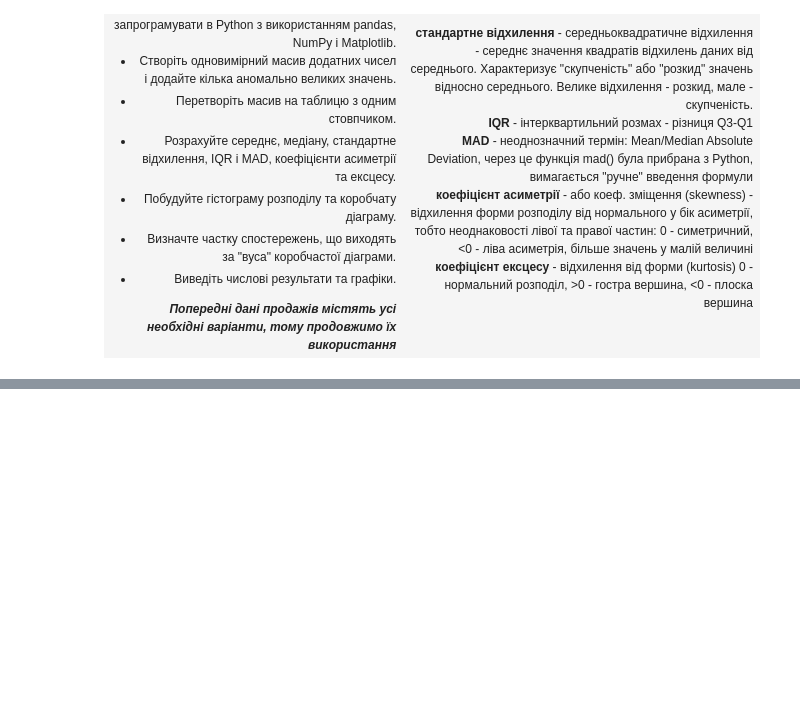
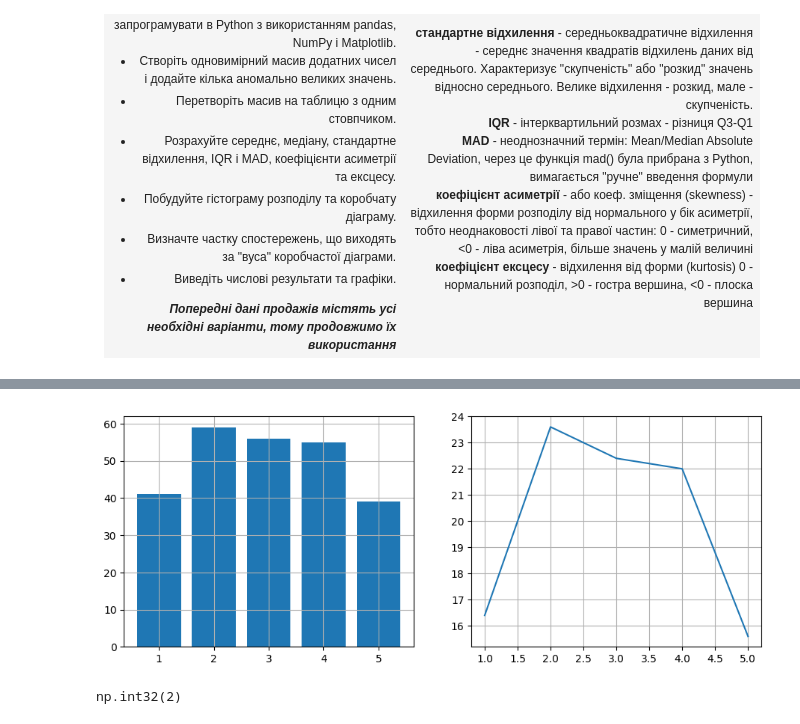
Before and after one commit to dns-lector/PythonAiPv411, a Jupyter notebook: Pract/Pract2_4_statistics.ipynb, the cells around one changed output, grey strips where cells are left out. Saved outputs shown, nothing was run; the diff lists cells and outputs as text; code cells hidden in the pictures; blank space fills up the shorter version.

```diff
--- a/Pract/Pract2_4_statistics.ipynb
+++ b/Pract/Pract2_4_statistics.ipynb
@@ -188,0 +243,6 @@ plot(sales)
+# %%
+rating = pd.DataFrame({
+    "user_id": range(1, 251),
+    "rate": np.random.randint(1, 6, size=250),
+})
+rating.head()
@@ -188,0 +256,4 @@ plot(sales)
+# %%
+# Побудуйте частотну таблицю значень "rating": накопичені частки
+parts = rating["rate"].value_counts().sort_index()
+parts
@@ -188,0 +268,20 @@ plot(sales)
+# %%
+# Побудуйте частотну таблицю значень "rating": відносні частоти
+freqs = rating["rate"].value_counts(normalize=True).sort_index() * 100
+# %%
+# Побудуйте стовпчасту діаграму частот і графік накопичених часток.
+_, (ax1, ax2) = plt.subplots(1,2, figsize=(11,4))
+
+ax1.bar(parts.index, parts.values)
+ax1.grid(True)
+
+ax2.plot(freqs.index, freqs.values)
+ax2.grid(True)
+
+plt.show()
+# %% [output]
+[figure, added]
+# %%
+rating["rate"].mode()[0]
+# %% [output]
+np.int32(2)
```
Also changed, not shown: parts of 13 cells of this notebook.
